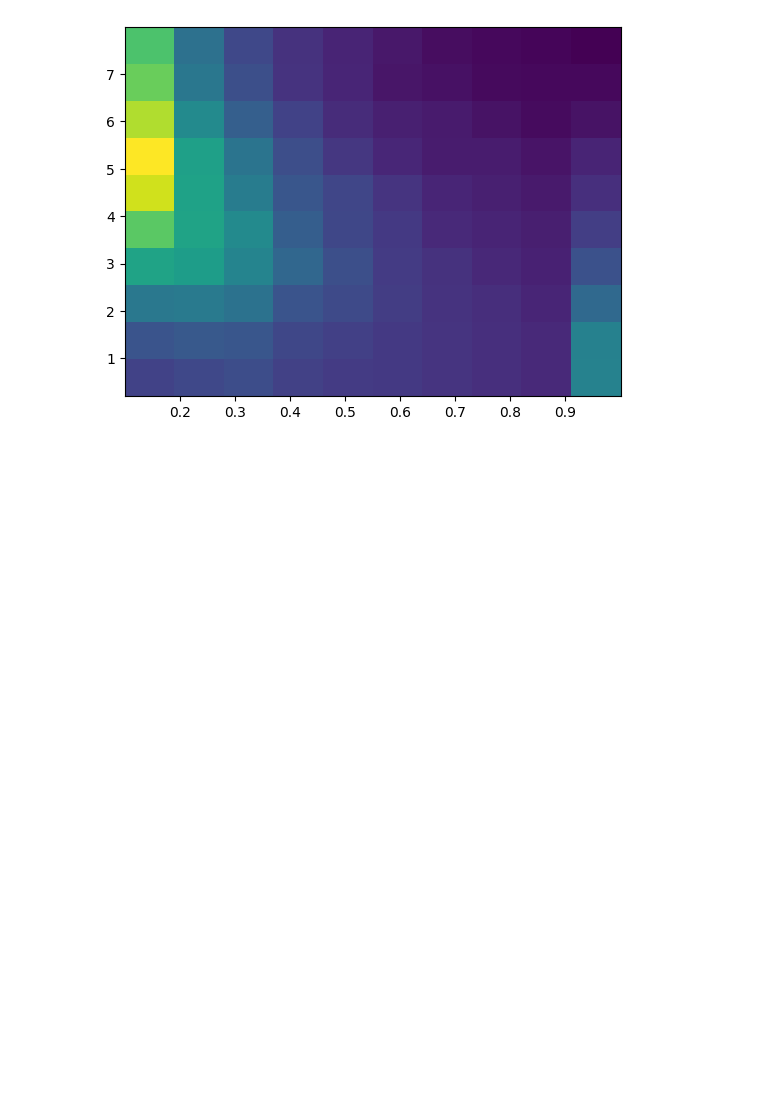
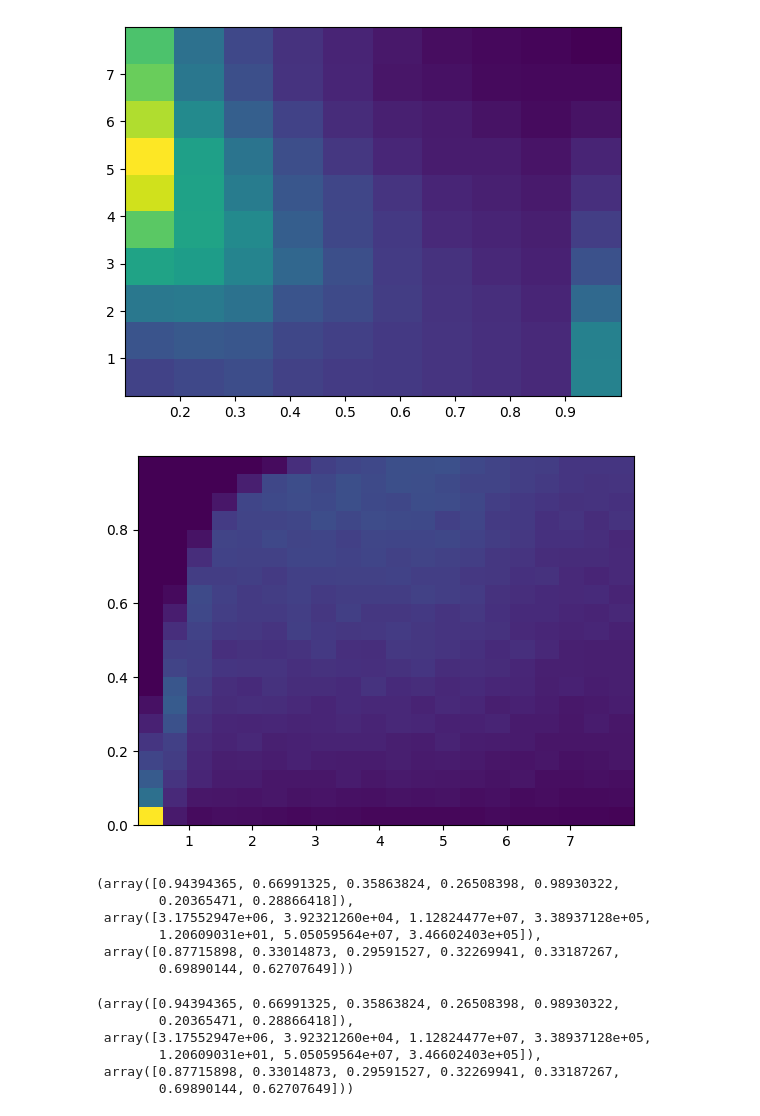
Before and after one commit to emilyhunt/ocelot, a Jupyter notebook: docs/tutorials/binary_star_models.ipynb, the cells around one changed output. Drawn from its saved outputs; the diff is of its cells as text; code cells hidden in the pictures; blank space fills up the shorter version.

Commit message:
A bit of testing of the MDiS binary reln

```diff
--- a/docs/tutorials/binary_star_models.ipynb
+++ b/docs/tutorials/binary_star_models.ipynb
@@ -48,8 +44,32 @@ model = moe_distefano_17.MoeDiStefanoMultiplicityRelation()
 # %%
 masses = np.random.uniform(low=0.1, high=20, size=100000)
 # %%
-mass_ratio, period = model.random_binary(masses)
+mass_ratio, period, eccentricity = model.random_binary(masses)
 # %%
 _ = plt.hist2d(mass_ratio, np.log10(period))
 # %% [output]
 [figure]
+# %%
+_ = plt.hist2d(np.log10(period), eccentricity, bins=20)
+# %% [output]
+[figure, added]
+# %%
+np.random.seed(42)
+model.random_binary(masses[:10], seed=42)
+# %% [output]
+(array([0.94394365, 0.66991325, 0.35863824, 0.26508398, 0.98930322,
+        0.20365471, 0.28866418]),
+ array([3.17552947e+06, 3.92321260e+04, 1.12824477e+07, 3.38937128e+05,
+        1.20609031e+01, 5.05059564e+07, 3.46602403e+05]),
+ array([0.87715898, 0.33014873, 0.29591527, 0.32269941, 0.33187267,
+        0.69890144, 0.62707649]))
+# %%
+np.random.seed(42)
+model.random_binary(masses[:10], seed=42)
+# %% [output]
+(array([0.94394365, 0.66991325, 0.35863824, 0.26508398, 0.98930322,
+        0.20365471, 0.28866418]),
+ array([3.17552947e+06, 3.92321260e+04, 1.12824477e+07, 3.38937128e+05,
+        1.20609031e+01, 5.05059564e+07, 3.46602403e+05]),
+ array([0.87715898, 0.33014873, 0.29591527, 0.32269941, 0.33187267,
+        0.69890144, 0.62707649]))
```
Also changed, not shown: parts of 4 cells of this notebook.
